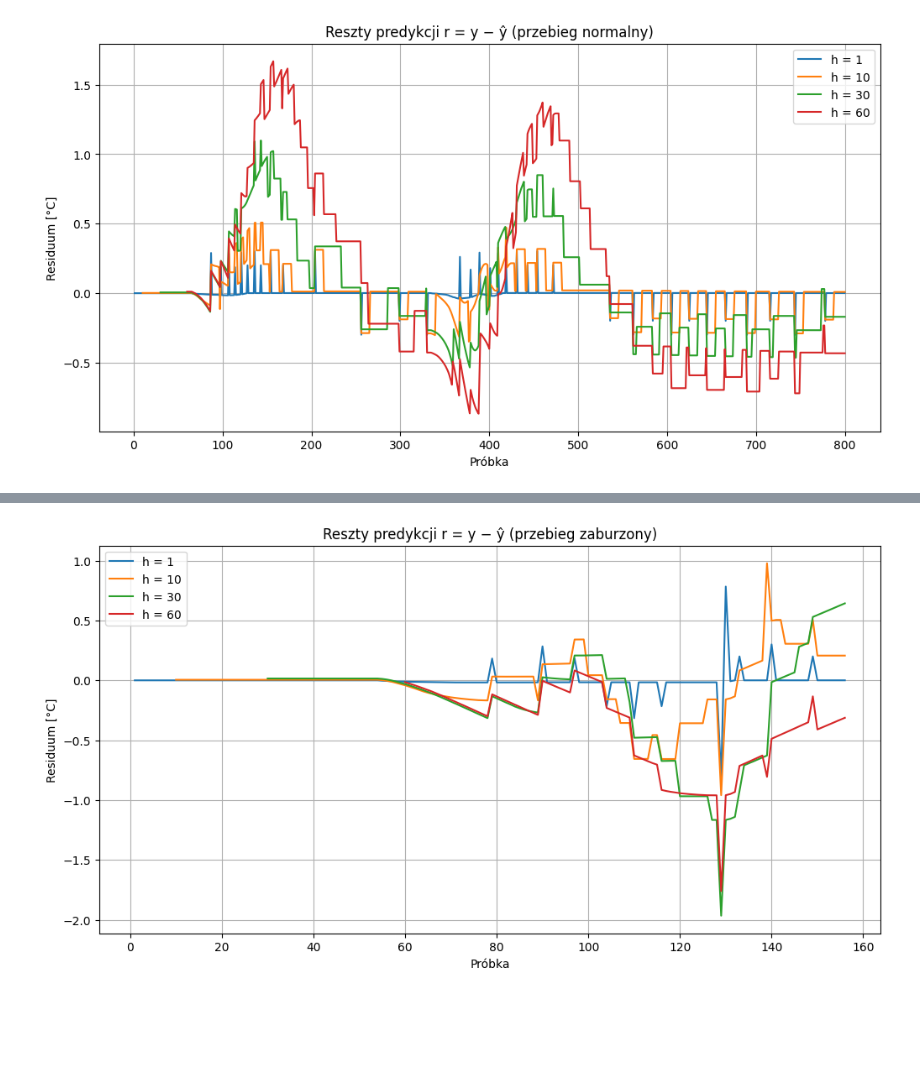
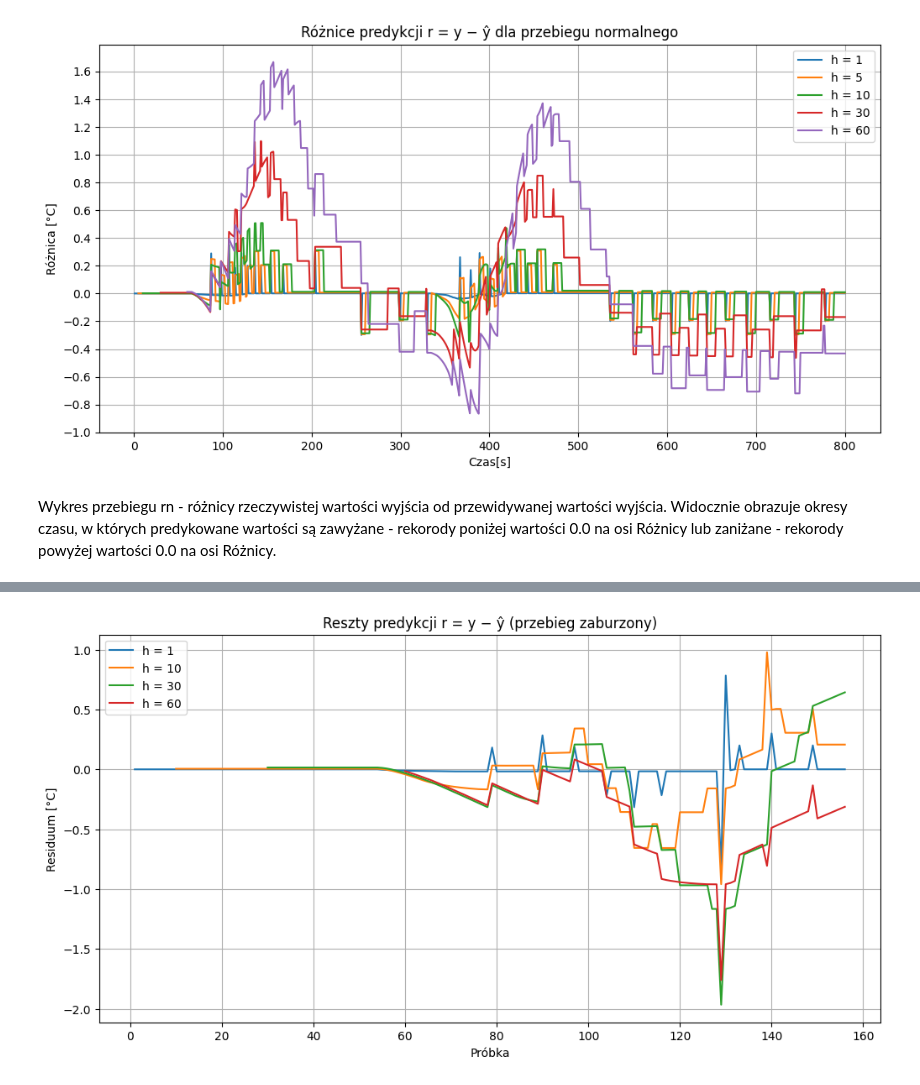
Before and after one commit to lenaskiba22/projekt_pip, a Jupyter notebook: pip_zadanie4.ipynb, the cells around one changed output, grey strips where cells are left out. Cells and saved outputs as stored; diff of their text form; code cells hidden in the pictures; blank space fills up the shorter version.

```diff
--- a/pip_zadanie4.ipynb
+++ b/pip_zadanie4.ipynb
@@ -34,11 +55,13 @@ macierz_regresji = np.column_stack([
 # %%
-# Rozwiązanie układu (Metoda Najmniejszych Kwadratów)
-parametry_pomocnicze, _, _, _ = np.linalg.lstsq(macierz_regresji, roznica_y, rcond=None)
+# Rozwiązanie układu - Metoda Najmniejszych Kwadratów
+parametry_pomocnicze, _, _, _ = np.linalg.lstsq(macierz_wejsciowa, roznica_y, rcond=None)
 a_mnk, b_mnk = parametry_pomocnicze
 
-# Wyliczenie parametrów fizycznych c i d
+#wyliczenie parametrów fizycznych c i d
+#c to Δt/a, d=b/a
 c_wynik = dt / a_mnk
 d_wynik = b_mnk / a_mnk
 
-print(f"Zidentyfikowane parametry: c = {c_wynik:.2f}, d = {d_wynik:.4f}")
+print(f"Parametry pomocnicze a i b : a = {a_mnk:.10f}, b = {b_mnk:.10f}")
+print(f"Zidentyfikowane parametry: c = {c_wynik:.4f}, d = {d_wynik:.4f}")
 # %% [output]
@@ -50,5 +70,5 @@ Paramtry a i b : a = 0.0000394028, b = 0.0004157270
 # %%
-# Zad 3 i 4: Predykcja z horyzontem h
+# Zad 3: Predykcja z horyzontem h
 def oblicz_predykcje(y_dane, u_dane, z_dane, a, b, horyzont):
     n_probek = len(y_dane)
     y_pred = np.full(n_probek, np.nan)
@@ -66,6 +86,15 @@ def oblicz_predykcje(y_dane, u_dane, z_dane, a, b, horyzont):
         y_pred[n] = temp_sym
     return y_pred
 
-horyzonty = [1, 10, 30, 60] # h=1s, h=10s, h=60s (1 minuta)
-wyniki_predykcji = {h: oblicz_predykcje(y_norm, u_norm, z_norm, a_mnk, b_mnk, h) for h in horyzonty}
+horyzonty = [ 1,5,10,30,60]
+wyniki_predykcji = {h: oblicz_predykcje(y_norm, u_norm, z_norm, a_mnk, b_mnk, h) for h in horyzonty}#do zminy kod
+
+# for h in horyzonty:
+#     y_hat = wyniki_predykcji[h]
+#
+#     print(f"Predykcja wyjścia ŷ_n dla h = {h}")
+#     print("n\tŷ_n")
+#
+#     for n in range(h, len(y_hat)):
+#         print(f"{n}\t{y_hat[n]:.3f}")
 # %%
@@ -85,20 +122,23 @@ plt.show()
 # %%
 # CZĘŚĆ (ii)
 # --- Zad.1: reszty dla przebiegu normalnego -------------------------------
 reszty_normalne = {}
 
 for h in horyzonty:
-    y_hat = wyniki_predykcji[h]
-    reszty_normalne[h] = y_norm - y_hat
+    y_pred = wyniki_predykcji[h]
+    reszty_normalne[h] = y_norm - y_pred
 
 plt.figure(figsize=(12, 6))
 for h in horyzonty:
     plt.plot(reszty_normalne[h], label=f"h = {h}")
-plt.title("Reszty predykcji r = y − ŷ (przebieg normalny)")
-plt.xlabel("Próbka")
-plt.ylabel("Residuum [°C]")
+plt.title("Różnice predykcji r = y − ŷ dla przebiegu normalnego")
+plt.xlabel("Czas[s]")
+plt.yticks(np.arange(-1, 1.8, 0.2))
+plt.ylabel("Różnica [°C]")
 plt.legend()
 plt.grid(True)
 plt.show()
 # %% [output]
-[figure, old version]
+[figure, new version]
+# %% [markdown]
+Wykres przebiegu rn - różnicy rzeczywistej wartości wyjścia od przewidywanej wartości wyjścia. Widocznie obrazuje okresy czasu, w których predykowane wartości są zawyżane - rekorody poniżej wartości 0.0 na osi Różnicy lub zaniżane - rekorody powyżej wartości 0.0 na osi Różnicy.
```
Also changed, not shown: parts of 13 cells of this notebook.
